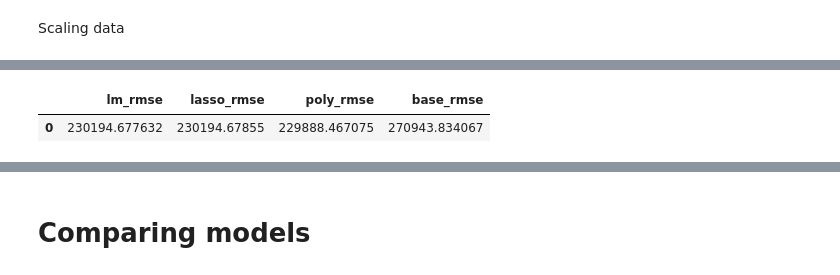
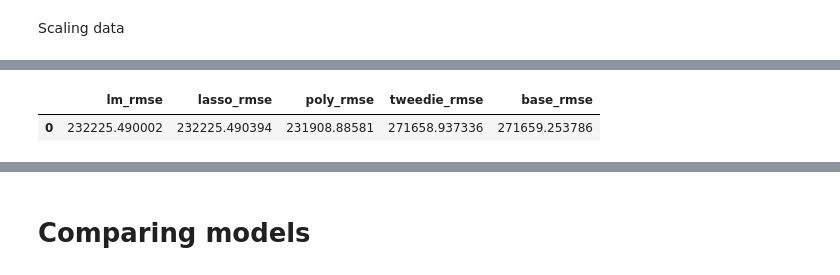
Before and after one commit to wherrickjr/project_regression, a Jupyter notebook: project_regression.ipynb, the cells around one changed output, grey strips where cells are left out. Saved outputs shown, nothing was run; the diff lists cells and outputs as text; code cells hidden in the pictures.

```diff
--- a/project_regression.ipynb
+++ b/project_regression.ipynb
@@ -189,0 +191,3 @@ models
+# %%
+validates = acquire.ols(val) #predictions for validate dataset
+validates
@@ -190,5 +208,6 @@ models
 # %%
-acquire.calc_rmse(models) #function calculates root mean square deviation
+rmse_val = acquire.calc_rmse(validates)
+rmse_val    #function calculates root mean square deviation for all of our models
 # %% [output]
-|  | lm_rmse | lasso_rmse | poly_rmse | base_rmse |
-| 0 | 230194.677632 | 230194.67855 | 229888.467075 | 270943.834067 |
+|  | lm_rmse | lasso_rmse | poly_rmse | tweedie_rmse | base_rmse |
+| 0 | 232225.490002 | 232225.490394 | 231908.88581 | 271658.937336 | 271659.253786 |
```
Also changed, not shown: parts of 26 cells of this notebook, 5 other files.
